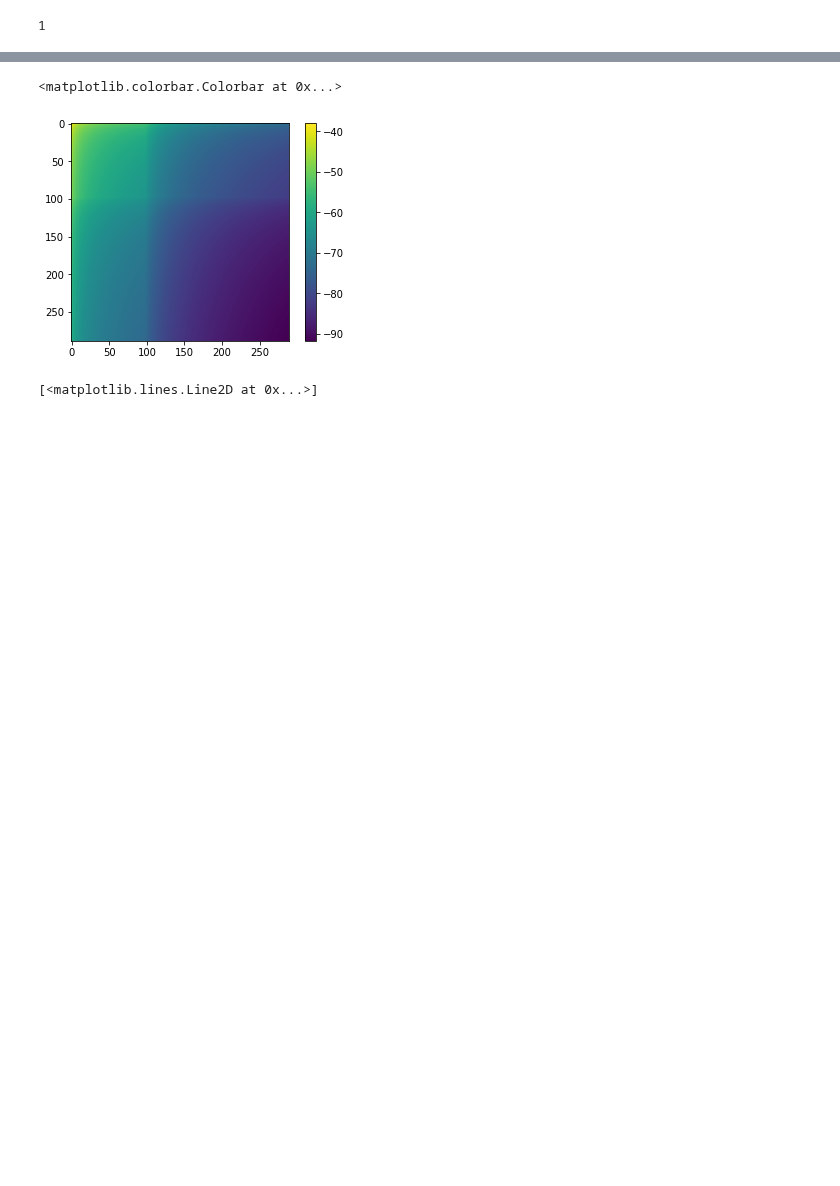
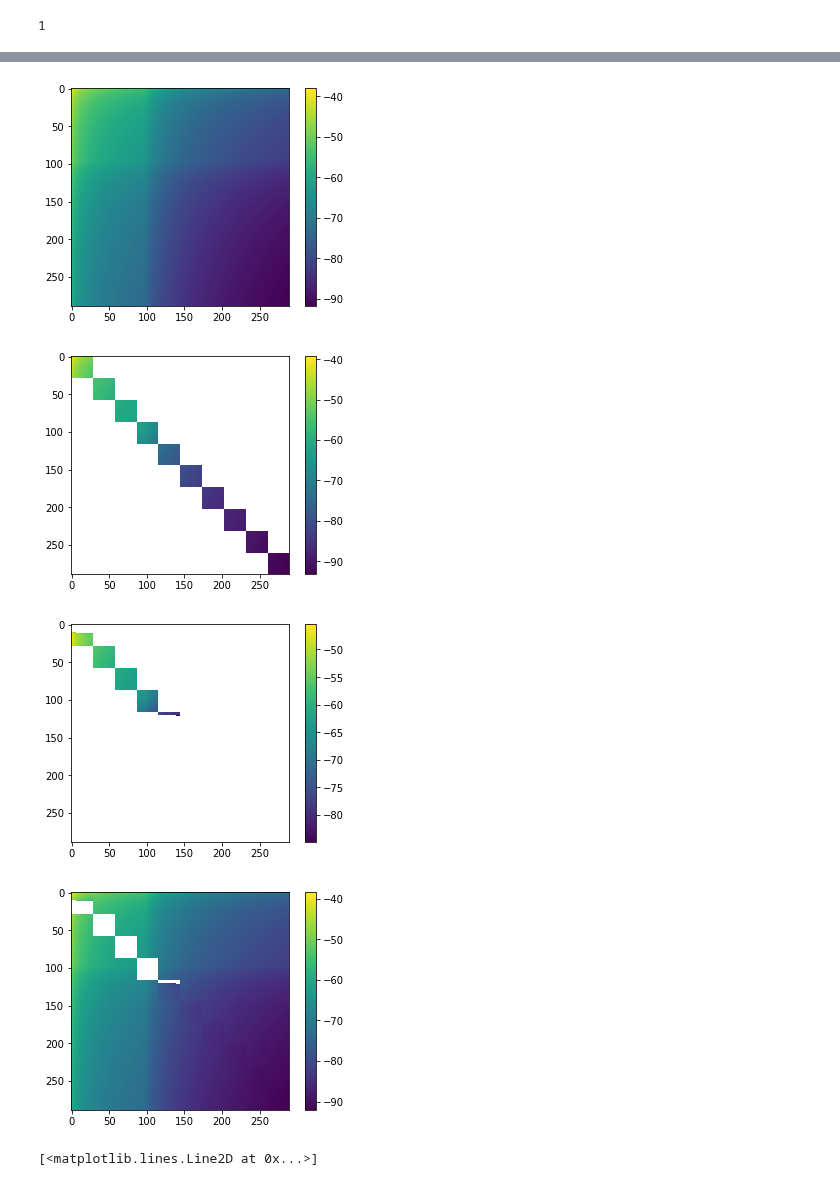
Before and after one commit to VMBoehm/postlimber, a Jupyter notebook: notebooks/PostBornTerms without Limber new approach- additional terms.ipynb, the cells around one changed output, grey strips where cells are left out. Drawn from its saved outputs; the diff is of its cells as text; code cells hidden in the pictures; blank space fills up the shorter version.

```diff
--- a/notebooks/PostBornTerms without Limber new approach- additional terms.ipynb
+++ b/notebooks/PostBornTerms without Limber new approach- additional terms.ipynb
@@ -67,7 +67,7 @@ for nn in range(len(ell_)):
 
 print(time.time()-begin)
 
-MA = chimax * result*1./np.pi**2/2.*prefac/4.
+MA = chimax * result*1./np.pi**2/2.*prefac**2/4.
 
 
 # to do: check if l grids are correct
@@ -94,15 +93,30 @@ NameError: name 'bin_num' is not defined
 # %%
 bin_num = 'all'
-MA = MA*prefac
 #first index L, second index l
 np.save('../M_matrices/MB1_bin_%s'%str(bin_num),[np.meshgrid(ell_),MA])
-# %%
-MB1 = RectBivariateSpline(ell_,ell_,MA)
-plt.imshow(np.log(MA))
-plt.colorbar()
-# %% [output]
-<matplotlib.colorbar.Colorbar at 0x...>
-[figure, removed]
+# %%
+MB1_Chirag = np.load('../output/cm_clmesh/cl31b-phiinterp.npy')
+# %%
+MB1 = RectBivariateSpline(ell_,ell_,MA)
+plt.imshow(np.log(MA))
+plt.colorbar()
+plt.show()
+plt.imshow(np.log(MB1_Chirag))
+plt.colorbar()
+plt.show()
+
+plt.imshow(np.log(MB1_Chirag-MA))
+plt.colorbar()
+plt.show()
+
+plt.imshow(np.log(MA-MB1_Chirag))
+plt.colorbar()
+plt.show()
+# %% [output]
+[figure, added]
+[figure, added]
+[figure, added]
+[figure, added]
 # %%
 L = np.logspace(np.log10(min(ell_)),np.log10(max(ell_)),100)
 l = np.logspace(np.log10(min(ell_)),np.log10(max(ell_)),500)
```
Also changed, not shown: parts of 15 cells of this notebook, 2 other files.
